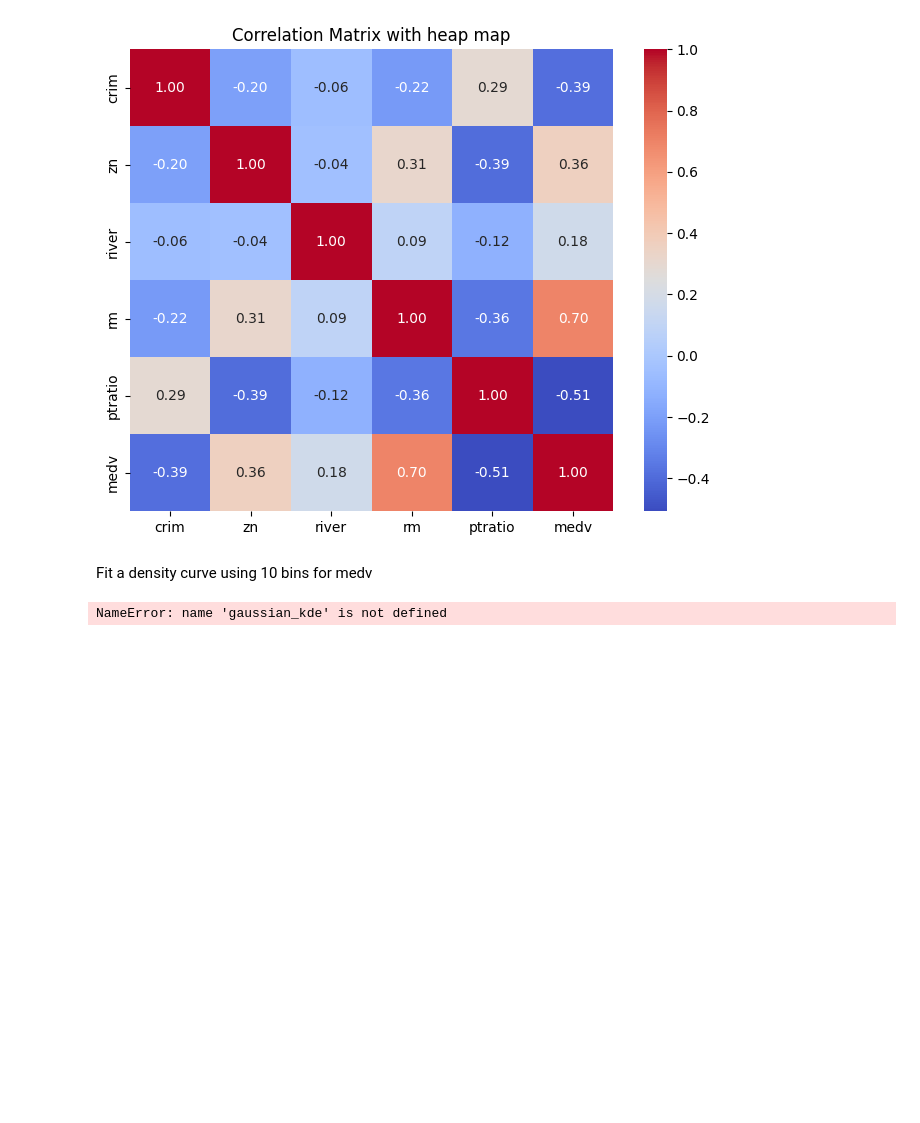
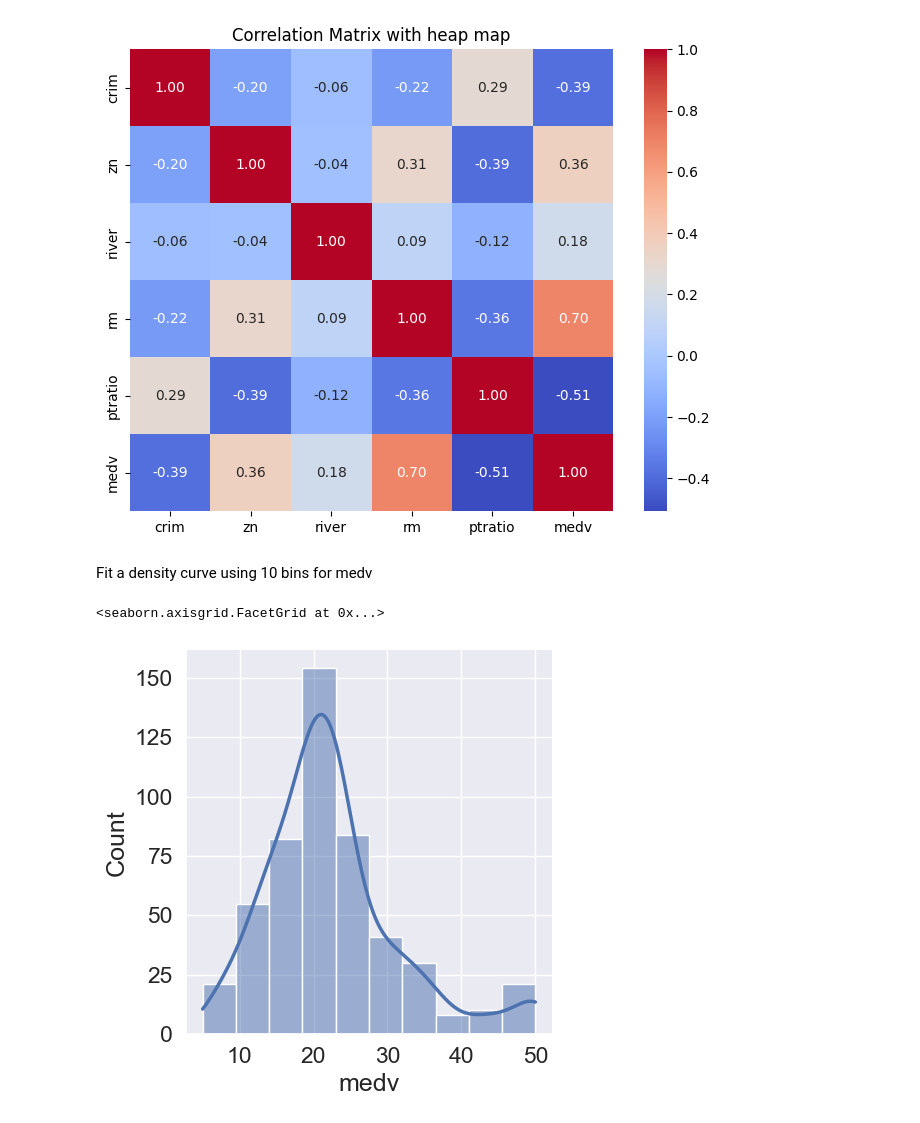
Before and after one commit to ZiangChen9/SDSC5002, a Jupyter notebook: HW1.ipynb, the cells around one changed output. Cells and saved outputs as stored; diff of their text form; code cells hidden in the pictures; blank space fills up the shorter version.

```diff
--- a/HW1.ipynb
+++ b/HW1.ipynb
@@ -2,7 +10,7 @@
 Show first 8 rows of the dataset.
 # %%
 import pandas as pd
-df = pd.read_csv('./Housing.csv')
+df = pd.read_csv('./data/Housing.csv')
 df.head(8)
 # %% [output]
 |  | crim | zn | river | rm | ptratio | medv |
@@ -78,21 +98,8 @@ sns.heatmap(df.corr(), annot=True, fmt=".2f", cmap='coolwarm')
 [figure]
 # %% [markdown]
 Fit a density curve using 10 bins for medv
-# %%
-density = gaussian_kde(mdf[medv])
-xs = np.linspace(min(df[medv]), max(df[medv]), 200)
-density_cdf = density(xs)
-
-# 使用10个箱子绘制直方图
-plt.hist(df[medv], bins=10, density=True, alpha=0.6, color='g')
-
-# 绘制密度曲线
-plt.plot(xs, density_cdf, color='red')
-
-plt.xlabel('Median Value of Owner-Occupied Homes ($1000)')
-plt.ylabel('Density')
-plt.title('Density Curve and Histogram for MEDV')
-plt.grid(True)
-plt.show()
-# %% [output]
-NameError: name 'gaussian_kde' is not defined
+# %%
+sns.displot(df['medv'],kde=True,bins=10)
+# %% [output]
+<seaborn.axisgrid.FacetGrid at 0x...>
+[figure, added]
```
Also changed, not shown: parts of 3 cells of this notebook, 4 other files.
